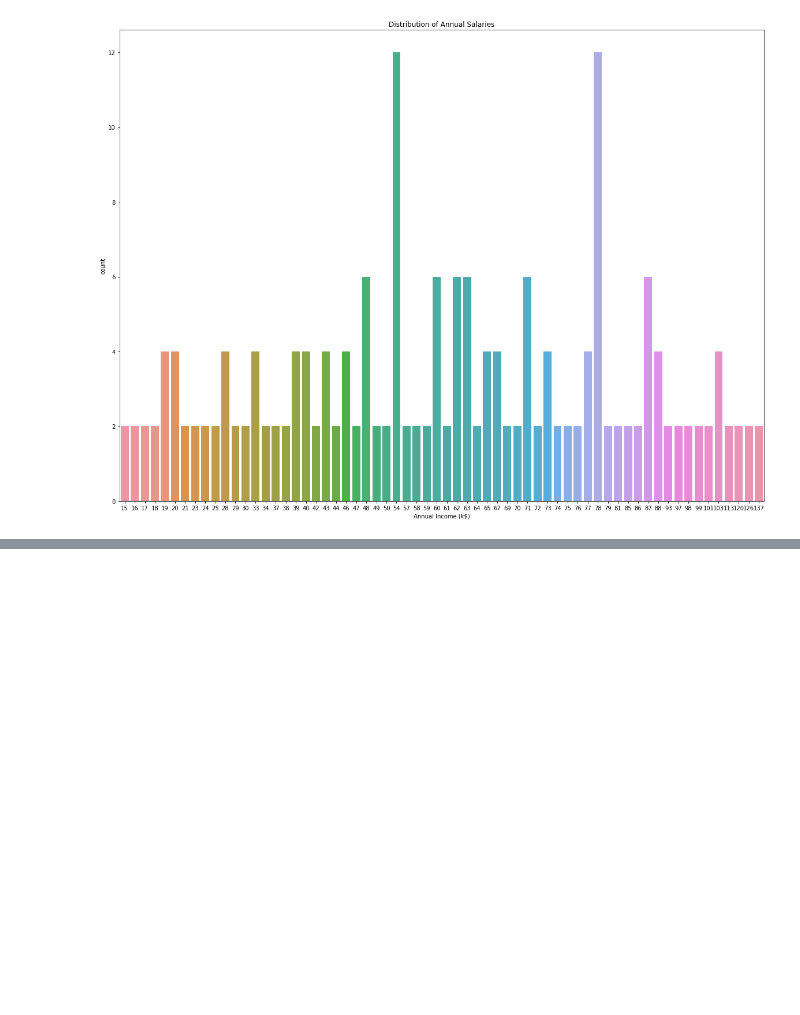
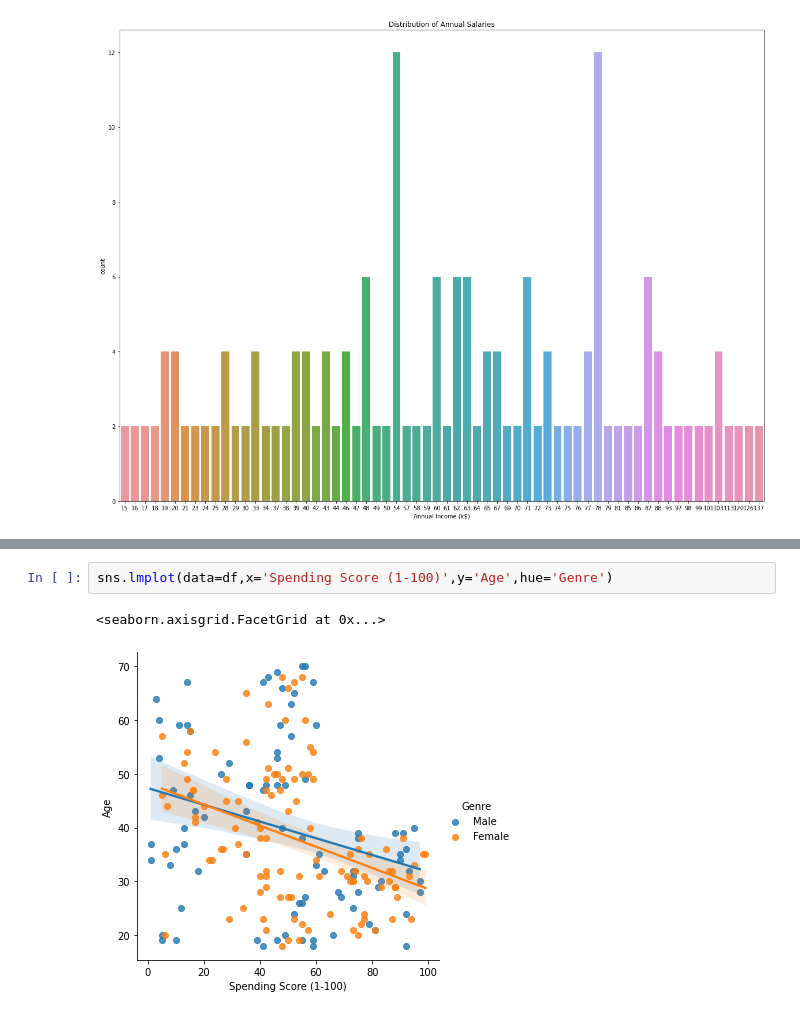
Before and after one commit to Naveen-Karanamu/Customer-Segmentation, a Jupyter notebook: main.ipynb, the cells around one changed output, grey strips where cells are left out. Cells and saved outputs as stored; diff of their text form; blank space fills up the shorter version.

```diff
--- a/main.ipynb
+++ b/main.ipynb
@@ -120,0 +139,5 @@ Text(0.5, 1.0, 'Distribution of Annual Salaries')
+# %%
+sns.lmplot(data=df,x='Spending Score (1-100)',y='Age',hue='Genre')
+# %% [output]
+<seaborn.axisgrid.FacetGrid at 0x...>
+[figure, added]
```
Also changed, not shown: parts of 5 cells of this notebook.
